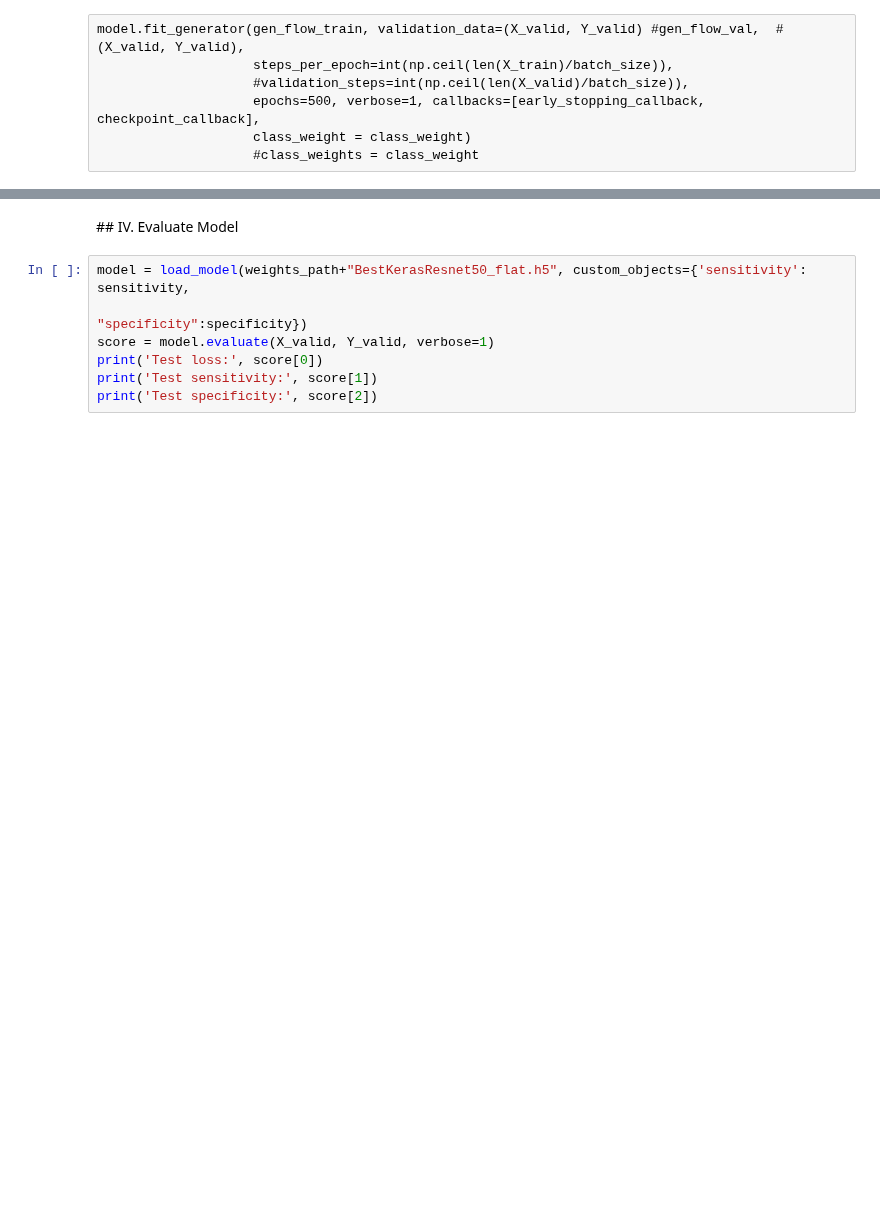
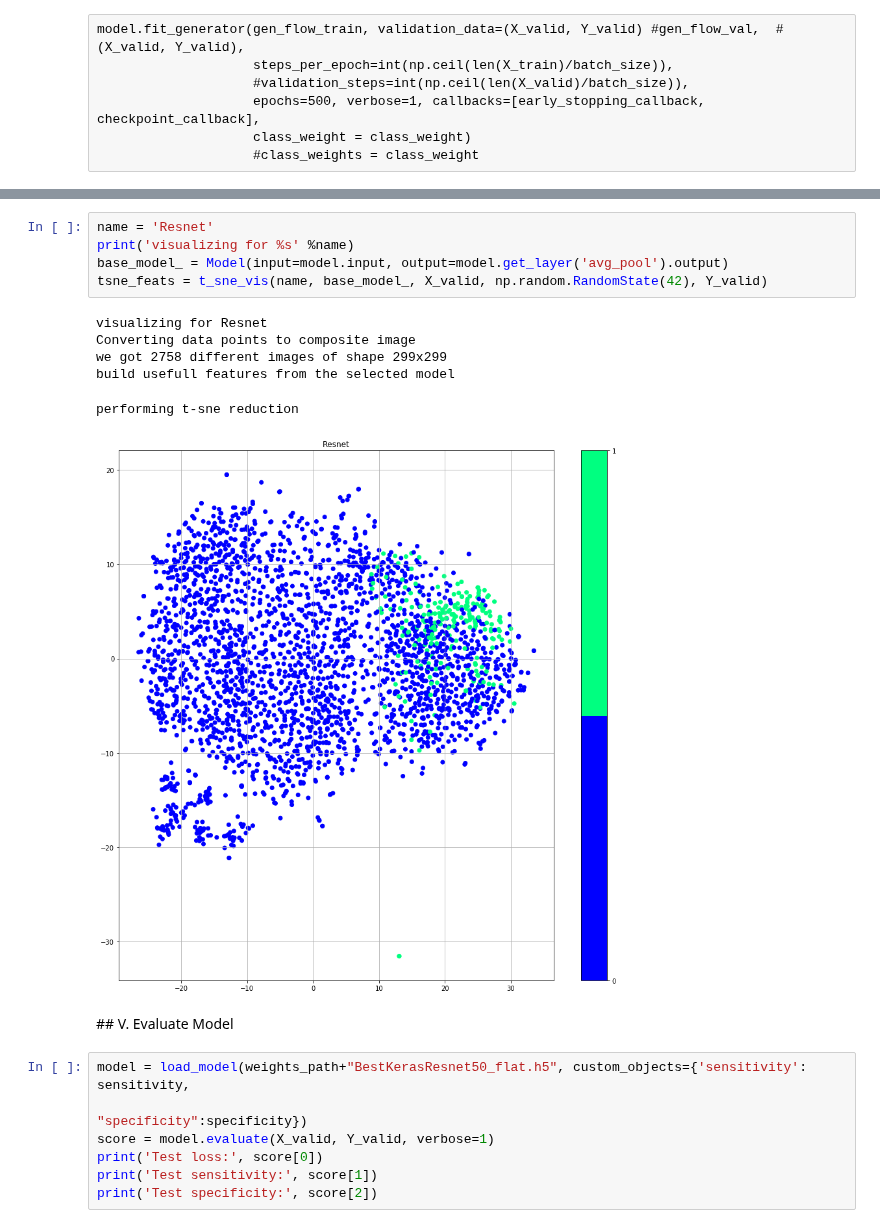
Before and after one commit to dvp-tran/skin_cancer, a Jupyter notebook: paul/02 [01] - Simple Machine Learning Fine Tune Resnet.ipynb, the cells around one changed output, grey strips where cells are left out. Drawn from its saved outputs; the diff is of its cells as text; blank space fills up the shorter version.

```diff
--- a/paul/02 [01] - Simple Machine Learning Fine Tune Resnet.ipynb
+++ b/paul/02 [01] - Simple Machine Learning Fine Tune Resnet.ipynb
@@ -279,5 +349,17 @@ model.fit_generator(gen_flow_train, validation_data=(X_valid, Y_valid) #gen_flow
+# %%
+name = 'Resnet'
+print('visualizing for %s' %name)
+base_model_ = Model(input=model.input, output=model.get_layer('avg_pool').output)
+tsne_feats = t_sne_vis(name, base_model_, X_valid, np.random.RandomState(42), Y_valid)
+# %% [output]
+visualizing for Resnet
+Converting data points to composite image
+we got 2758 different images of shape 299x299
+build usefull features from the selected model
+performing t-sne reduction
+[figure, added]
 # %% [markdown]
-## IV. Evaluate Model
+## V. Evaluate Model
 # %%
 model = load_model(weights_path+"BestKerasResnet50_flat.h5", custom_objects={'sensitivity': sensitivity,
                                                                              "specificity":specificity})
```
Also changed, not shown: parts of 8 cells of this notebook, 3 other files.
